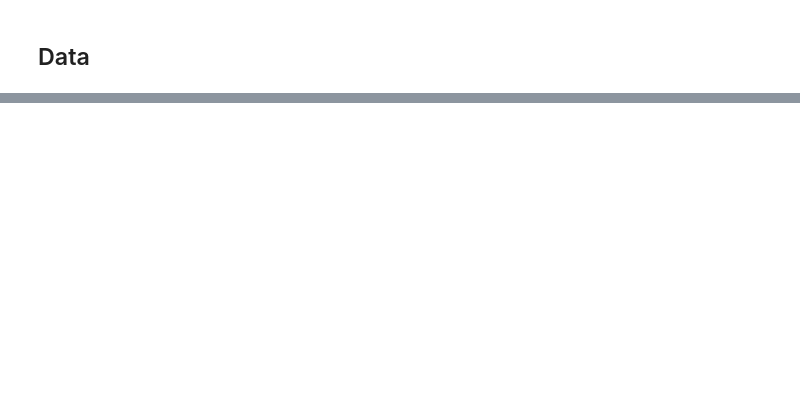
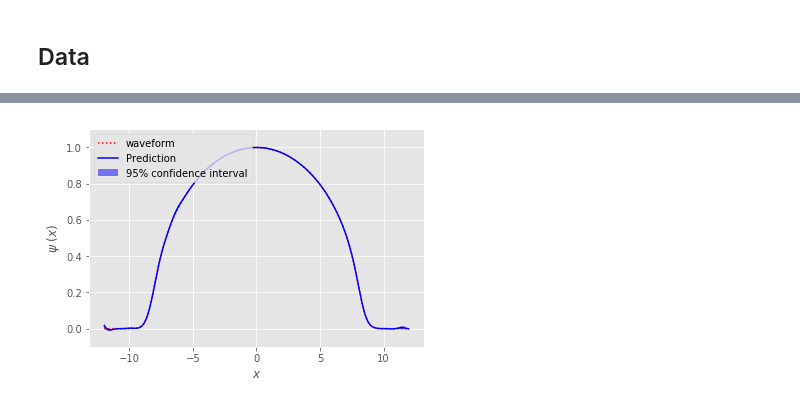
Before and after one commit to suriyadeepan/BayesianML, a Jupyter notebook: gaussian-processes/BEC.ipynb, the cells around one changed output, grey strips where cells are left out. Cells and saved outputs as stored; diff of their text form; code cells hidden in the pictures; blank space fills up the shorter version.

```diff
--- a/gaussian-processes/BEC.ipynb
+++ b/gaussian-processes/BEC.ipynb
@@ -177,0 +119,2 @@ plt.savefig('gp_on_bec.png')
+# %%
+dldr = DataLoader()
@@ -177,0 +126,6 @@ plt.savefig('gp_on_bec.png')
+# %%
+predX, predgX, predY = dldr.prepare_prediction_data(19995)
+y_pred_gp, sigma = gp.predict(predgX, return_std=True)
+plot_gp_prediction(dldr.x, predY, y_pred_gp, sigma)
+# %% [output]
+[figure, added]
```
Also changed, not shown: parts of 46 cells of this notebook, 1 other file.
